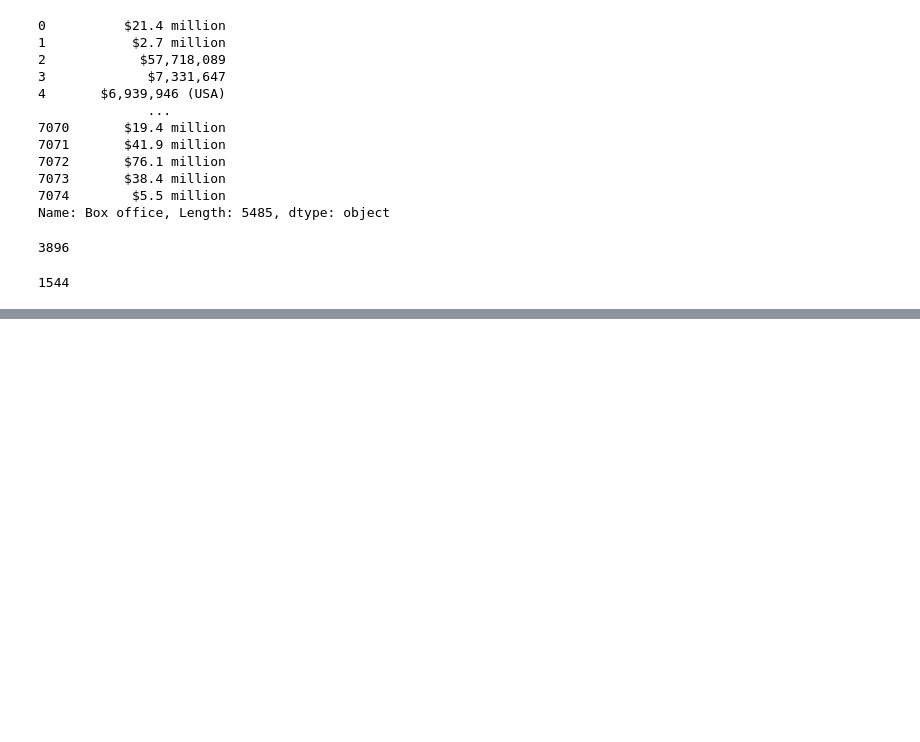
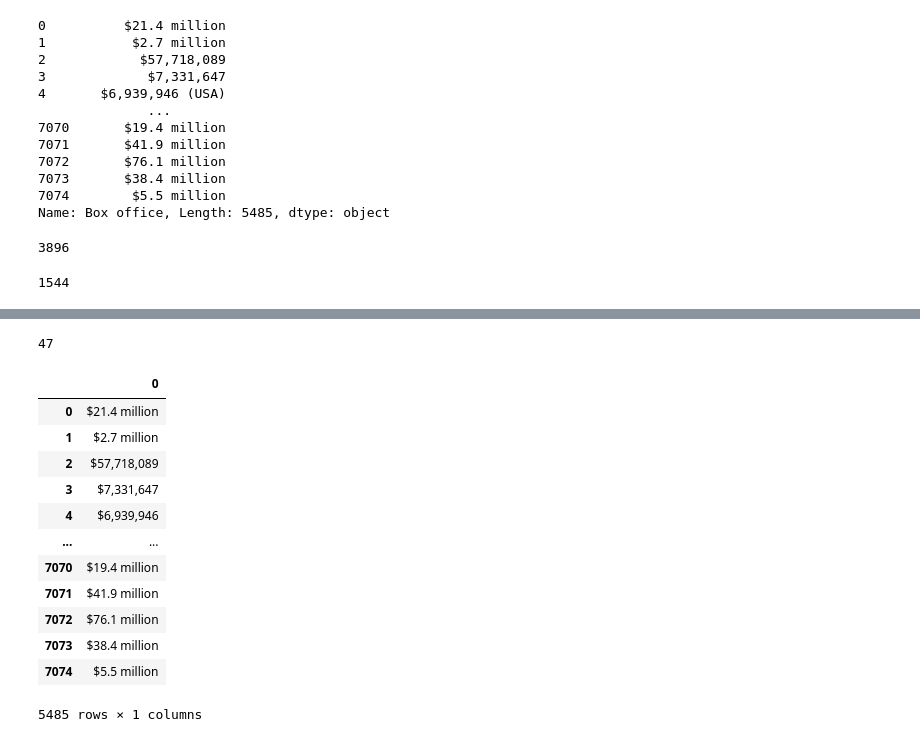
Before and after one commit to olesyapro888/Movies_ETL_pipeline_Python_Regular_expressions_SQL, a Jupyter notebook: Extract Movies.ipynb, the cells around one changed output, grey strips where cells are left out. Cells and saved outputs as stored; diff of their text form; code cells hidden in the pictures; blank space fills up the shorter version.

```diff
--- a/Extract Movies.ipynb
+++ b/Extract Movies.ipynb
@@ -439,0 +465,4 @@ matches_form_two = box_office.str.contains(form_two, flags=re.IGNORECASE, na=Fal
+# %%
+box_office[~matches_form_one & ~matches_form_two].count()
+# %% [output]
+47
@@ -439,0 +476,21 @@ matches_form_two = box_office.str.contains(form_two, flags=re.IGNORECASE, na=Fal
+# %%
+# Solve "Some values are as a range" as replace any string with a $... -" with a dollar sign using the replace()
+# 3 diff type of dashes: en, em
+box_office = box_office.str.replace(r'\$.*[-—–](?![a-z])', '$', regex=True)
+# %%
+# Make a regular expression that captures data when it matches either form_one or form_two.
+box_office.str.extract(f'({form_one}|{form_two})')
+# %% [output]
+|  | 0 |
+| 0 | $21.4 million |
+| 1 | $2.7 million |
+| 2 | $57,718,089 |
+| 3 | $7,331,647 |
+| 4 | $6,939,946 |
+| ... | ... |
+| 7070 | $19.4 million |
+| 7071 | $41.9 million |
+| 7072 | $76.1 million |
+| 7073 | $38.4 million |
+| 7074 | $5.5 million |
+5485 rows × 1 columns
```
Also changed, not shown: parts of 8 cells of this notebook.
